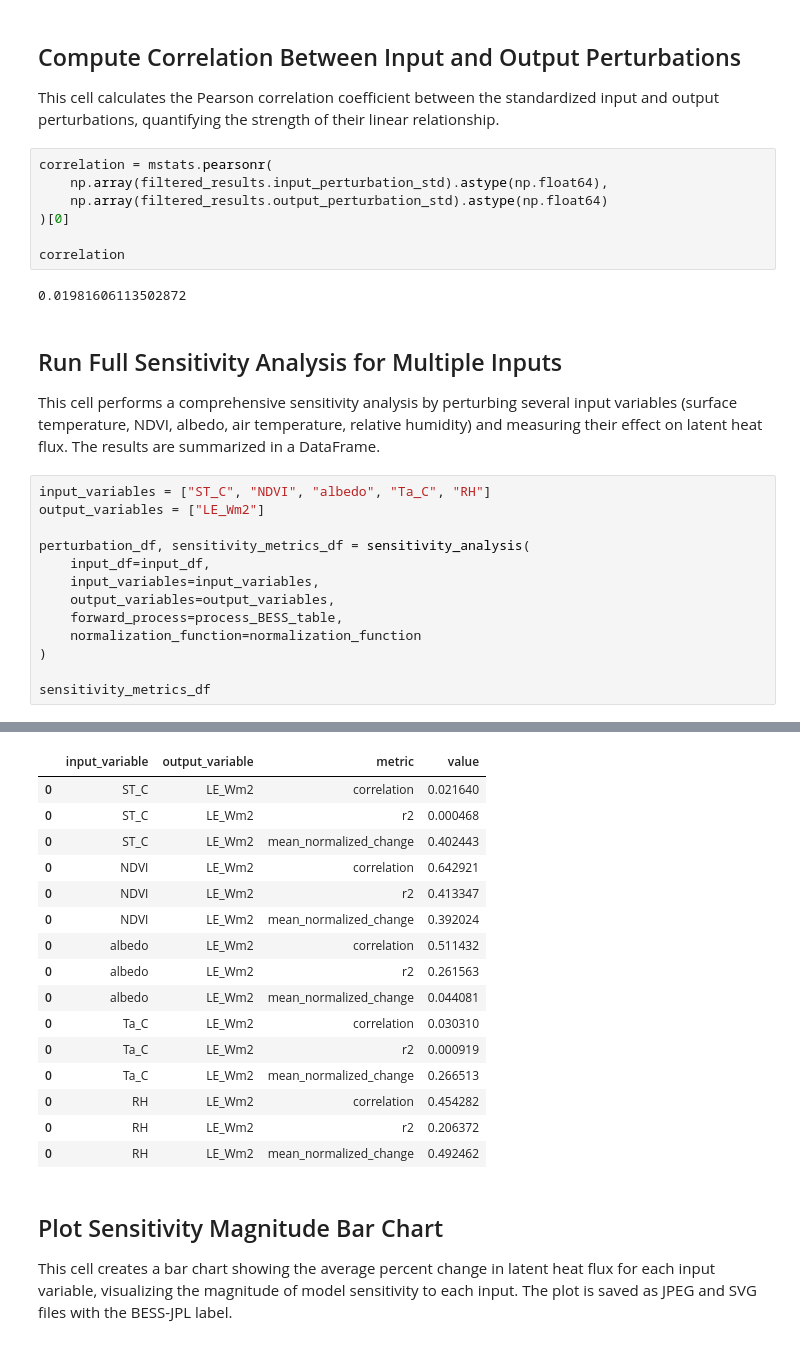
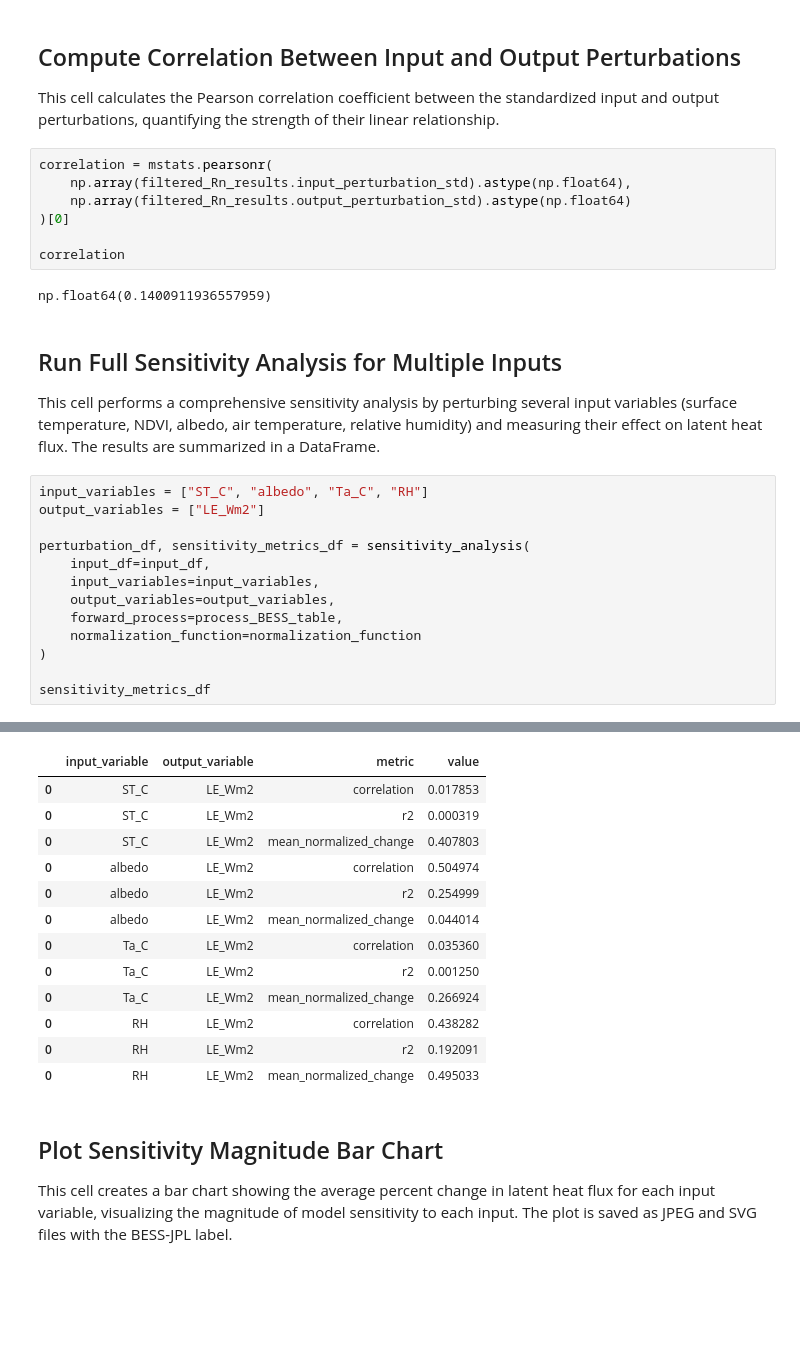
Before and after one commit to JPL-Evapotranspiration-Algorithms/BESS-JPL, a Jupyter notebook: notebooks/BESS-JPL Sensitivity with ECOv002 Cal-Val.ipynb, the cells around one changed output, grey strips where cells are left out. Saved outputs shown, nothing was run; the diff lists cells and outputs as text; blank space fills up the shorter version.

```diff
--- a/notebooks/BESS-JPL Sensitivity with ECOv002 Cal-Val.ipynb
+++ b/notebooks/BESS-JPL Sensitivity with ECOv002 Cal-Val.ipynb
@@ -224,19 +389,19 @@ plt.show()
 This cell calculates the Pearson correlation coefficient between the standardized input and output perturbations, quantifying the strength of their linear relationship.
 # %%
 correlation = mstats.pearsonr(
-    np.array(filtered_results.input_perturbation_std).astype(np.float64),
-    np.array(filtered_results.output_perturbation_std).astype(np.float64)
+    np.array(filtered_Rn_results.input_perturbation_std).astype(np.float64),
+    np.array(filtered_Rn_results.output_perturbation_std).astype(np.float64)
 )[0]
 
 correlation
 # %% [output]
-0.01981606113502872
+np.float64(0.1400911936557959)
 # %% [markdown]
 ## Run Full Sensitivity Analysis for Multiple Inputs
 
 This cell performs a comprehensive sensitivity analysis by perturbing several input variables (surface temperature, NDVI, albedo, air temperature, relative humidity) and measuring their effect on latent heat flux. The results are summarized in a DataFrame.
 # %%
-input_variables = ["ST_C", "NDVI", "albedo", "Ta_C", "RH"]
+input_variables = ["ST_C", "albedo", "Ta_C", "RH"]
 output_variables = ["LE_Wm2"]
 
 perturbation_df, sensitivity_metrics_df = sensitivity_analysis(
@@ -313,19 +471,16 @@ sensitivity_metrics_df
 |  | input_variable | output_variable | metric | value |
-| 0 | ST_C | LE_Wm2 | correlation | 0.021640 |
-| 0 | ST_C | LE_Wm2 | r2 | 0.000468 |
-| 0 | ST_C | LE_Wm2 | mean_normalized_change | 0.402443 |
-| 0 | NDVI | LE_Wm2 | correlation | 0.642921 |
-| 0 | NDVI | LE_Wm2 | r2 | 0.413347 |
-| 0 | NDVI | LE_Wm2 | mean_normalized_change | 0.392024 |
-| 0 | albedo | LE_Wm2 | correlation | 0.511432 |
-| 0 | albedo | LE_Wm2 | r2 | 0.261563 |
-| 0 | albedo | LE_Wm2 | mean_normalized_change | 0.044081 |
-| 0 | Ta_C | LE_Wm2 | correlation | 0.030310 |
-| 0 | Ta_C | LE_Wm2 | r2 | 0.000919 |
-| 0 | Ta_C | LE_Wm2 | mean_normalized_change | 0.266513 |
-| 0 | RH | LE_Wm2 | correlation | 0.454282 |
-| 0 | RH | LE_Wm2 | r2 | 0.206372 |
-| 0 | RH | LE_Wm2 | mean_normalized_change | 0.492462 |
+| 0 | ST_C | LE_Wm2 | correlation | 0.017853 |
+| 0 | ST_C | LE_Wm2 | r2 | 0.000319 |
+| 0 | ST_C | LE_Wm2 | mean_normalized_change | 0.407803 |
+| 0 | albedo | LE_Wm2 | correlation | 0.504974 |
+| 0 | albedo | LE_Wm2 | r2 | 0.254999 |
+| 0 | albedo | LE_Wm2 | mean_normalized_change | 0.044014 |
+| 0 | Ta_C | LE_Wm2 | correlation | 0.035360 |
+| 0 | Ta_C | LE_Wm2 | r2 | 0.001250 |
+| 0 | Ta_C | LE_Wm2 | mean_normalized_change | 0.266924 |
+| 0 | RH | LE_Wm2 | correlation | 0.438282 |
+| 0 | RH | LE_Wm2 | r2 | 0.192091 |
+| 0 | RH | LE_Wm2 | mean_normalized_change | 0.495033 |
 # %% [markdown]
 ## Plot Sensitivity Magnitude Bar Chart
 
```
Also changed, not shown: parts of 24 cells of this notebook, 14 other files.
